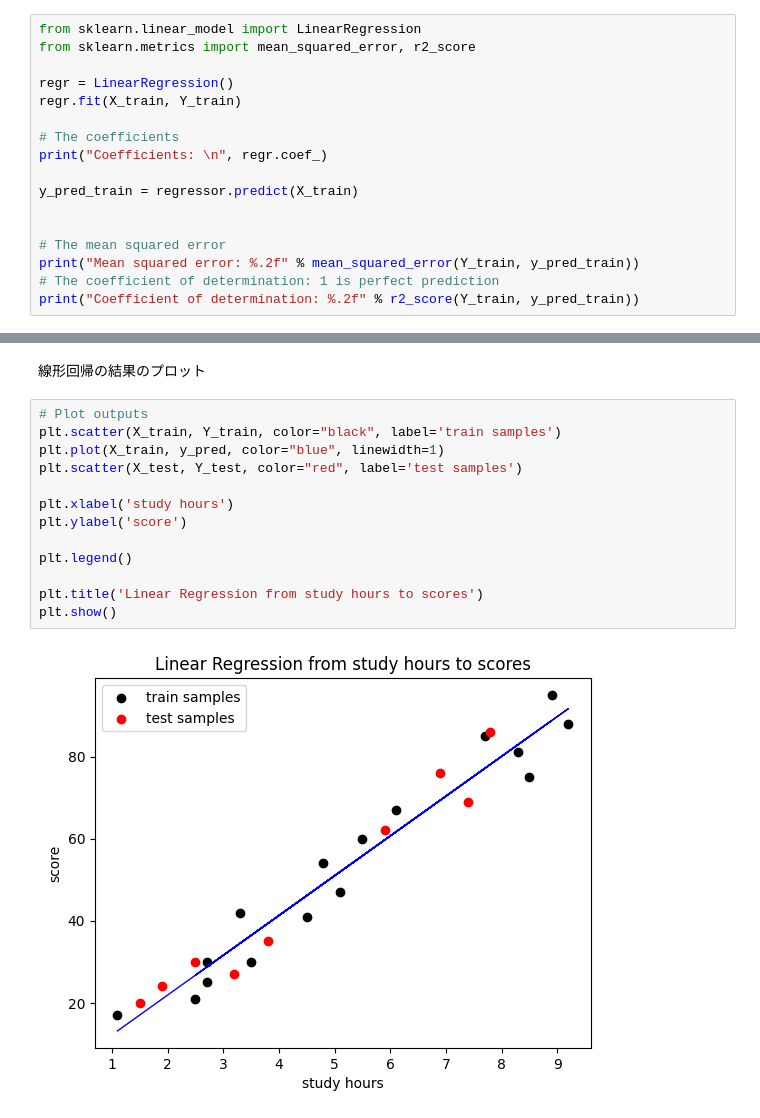
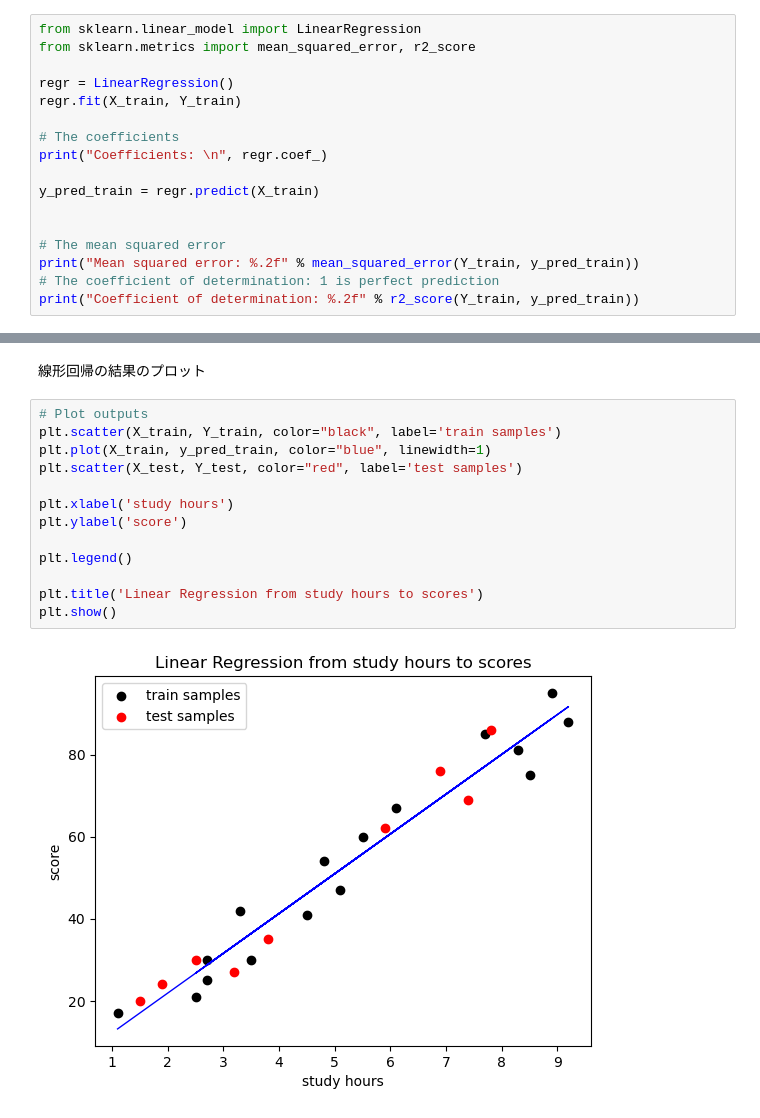
Before and after one commit to namoshi/mathAI, a Jupyter notebook: linreg_study_hours.ipynb, the cells around one changed output, grey strips where cells are left out. Drawn from its saved outputs; the diff is of its cells as text.

```diff
--- a/linreg_study_hours.ipynb
+++ b/linreg_study_hours.ipynb
@@ -53,7 +75,7 @@ regr.fit(X_train, Y_train)
 # The coefficients
 print("Coefficients: \n", regr.coef_)
 
-y_pred_train = regressor.predict(X_train)
+y_pred_train = regr.predict(X_train)
 
 
 # The mean squared error
@@ -70,15 +92,15 @@ Coefficient of determination: 0.95
 # %%
 # Plot outputs
 plt.scatter(X_train, Y_train, color="black", label='train samples')
-plt.plot(X_train, y_pred, color="blue", linewidth=1)
+plt.plot(X_train, y_pred_train, color="blue", linewidth=1)
 plt.scatter(X_test, Y_test, color="red", label='test samples')
 
 plt.xlabel('study hours')
 plt.ylabel('score')
 
 plt.legend()
 
 plt.title('Linear Regression from study hours to scores')
 plt.show()
 # %% [output]
-[figure, old version]
+[figure, new version]
```
Also changed, not shown: parts of 2 cells of this notebook.
